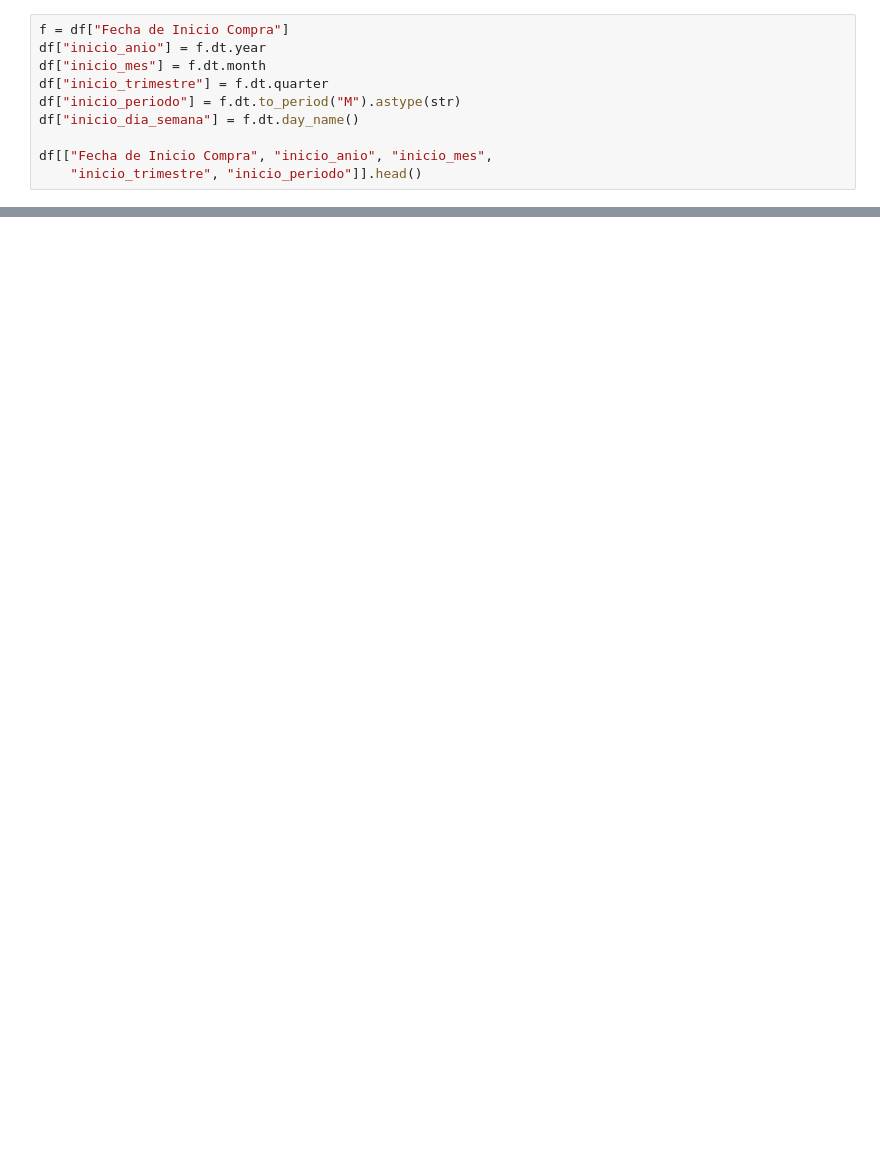
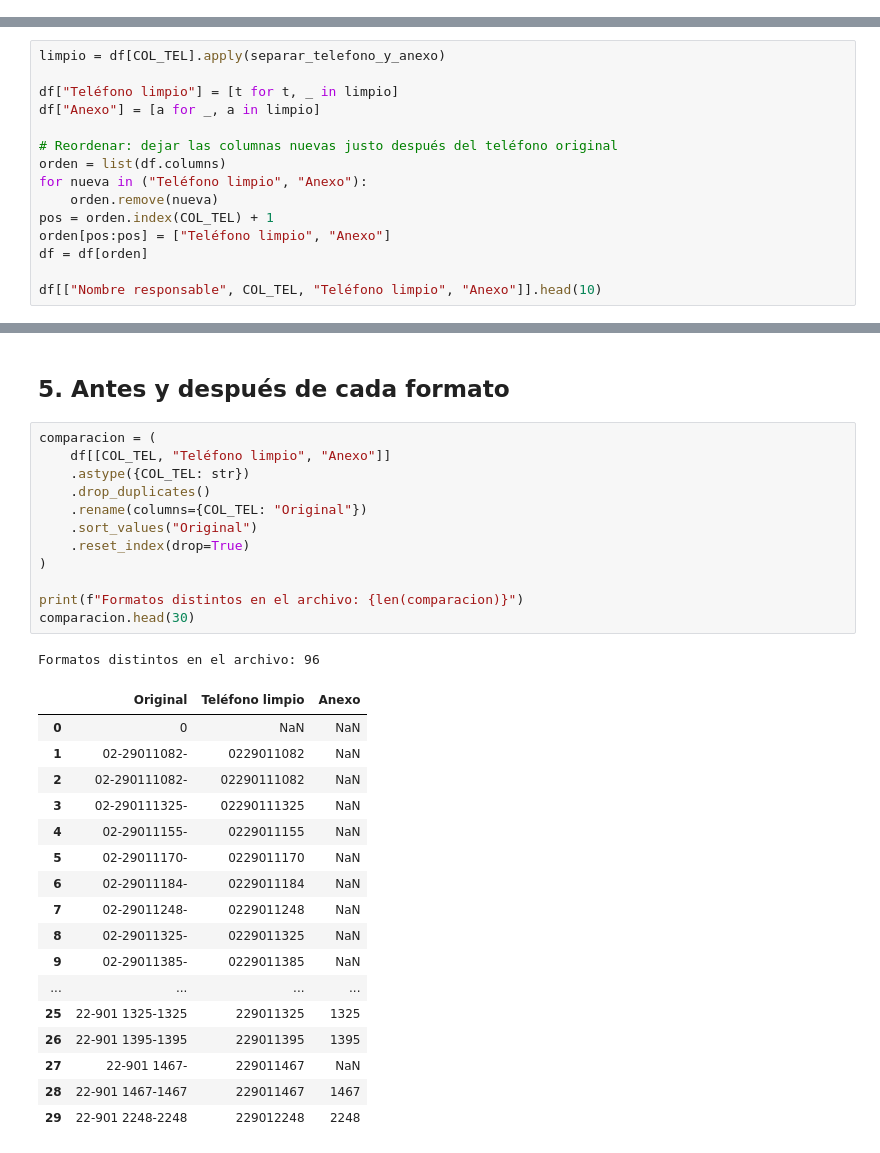
Before and after one commit to ashley-toloza/ia-produccion-1, a Jupyter notebook: notebooks/Villegates.ipynb, the cells around one changed output, grey strips where cells are left out. Cells and saved outputs as stored; diff of their text form; blank space fills up the shorter version.

```diff
--- a/notebooks/Villegates.ipynb
+++ b/notebooks/Villegates.ipynb
@@ -1126,10 +0,0 @@ pd.DataFrame({
-# %%
-f = df["Fecha de Inicio Compra"]
-df["inicio_anio"] = f.dt.year
-df["inicio_mes"] = f.dt.month
-df["inicio_trimestre"] = f.dt.quarter
-df["inicio_periodo"] = f.dt.to_period("M").astype(str)
-df["inicio_dia_semana"] = f.dt.day_name()
-
-df[["Fecha de Inicio Compra", "inicio_anio", "inicio_mes",
-    "inicio_trimestre", "inicio_periodo"]].head()
@@ -1647,0 +182,15 @@ año 2025:  648 ítems
+# %%
+limpio = df[COL_TEL].apply(separar_telefono_y_anexo)
+
+df["Teléfono limpio"] = [t for t, _ in limpio]
+df["Anexo"] = [a for _, a in limpio]
+
+# Reordenar: dejar las columnas nuevas justo después del teléfono original
+orden = list(df.columns)
+for nueva in ("Teléfono limpio", "Anexo"):
+    orden.remove(nueva)
+pos = orden.index(COL_TEL) + 1
+orden[pos:pos] = ["Teléfono limpio", "Anexo"]
+df = df[orden]
+
+df[["Nombre responsable", COL_TEL, "Teléfono limpio", "Anexo"]].head(10)
@@ -1647,0 +209,33 @@ año 2025:  648 ítems
+# %% [markdown]
+## 5. Antes y después de cada formato
+# %%
+comparacion = (
+    df[[COL_TEL, "Teléfono limpio", "Anexo"]]
+    .astype({COL_TEL: str})
+    .drop_duplicates()
+    .rename(columns={COL_TEL: "Original"})
+    .sort_values("Original")
+    .reset_index(drop=True)
+)
+
+print(f"Formatos distintos en el archivo: {len(comparacion)}")
+comparacion.head(30)
+# %% [output]
+Formatos distintos en el archivo: 96
+|  | Original | Teléfono limpio | Anexo |
+| 0 | 0 | NaN | NaN |
+| 1 | 02-29011082- | 0229011082 | NaN |
+| 2 | 02-290111082- | 02290111082 | NaN |
+| 3 | 02-290111325- | 02290111325 | NaN |
+| 4 | 02-29011155- | 0229011155 | NaN |
+| 5 | 02-29011170- | 0229011170 | NaN |
+| 6 | 02-29011184- | 0229011184 | NaN |
+| 7 | 02-29011248- | 0229011248 | NaN |
+| 8 | 02-29011325- | 0229011325 | NaN |
+| 9 | 02-29011385- | 0229011385 | NaN |
+| ... | ... | ... | ... |
+| 25 | 22-901 1325-1325 | 229011325 | 1325 |
+| 26 | 22-901 1395-1395 | 229011395 | 1395 |
+| 27 | 22-901 1467- | 229011467 | NaN |
+| 28 | 22-901 1467-1467 | 229011467 | 1467 |
+| 29 | 22-901 2248-2248 | 229012248 | 2248 |
```
Also changed, not shown: parts of 148 cells of this notebook, 1 other file.
